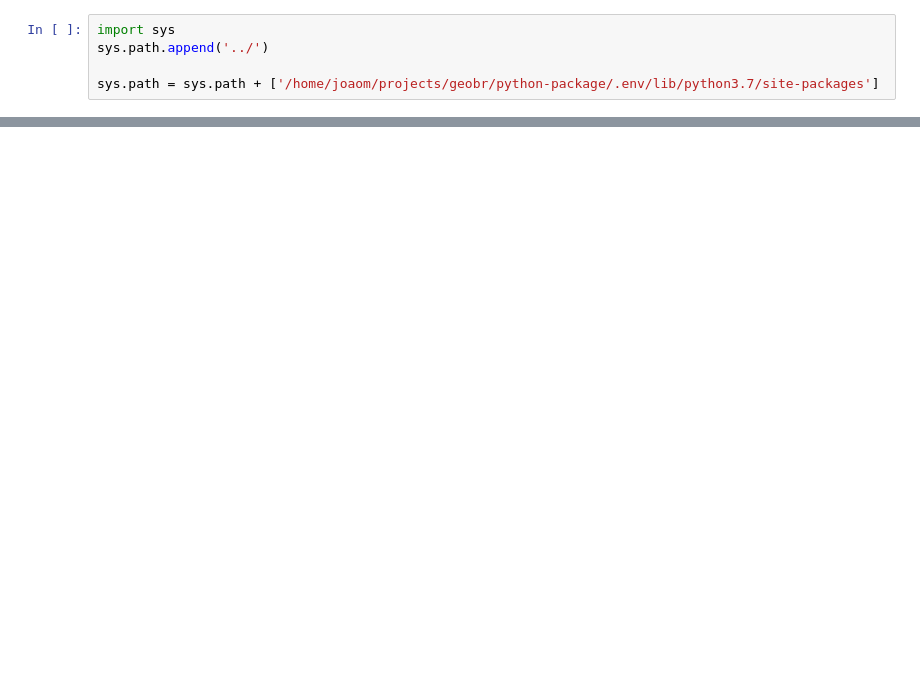
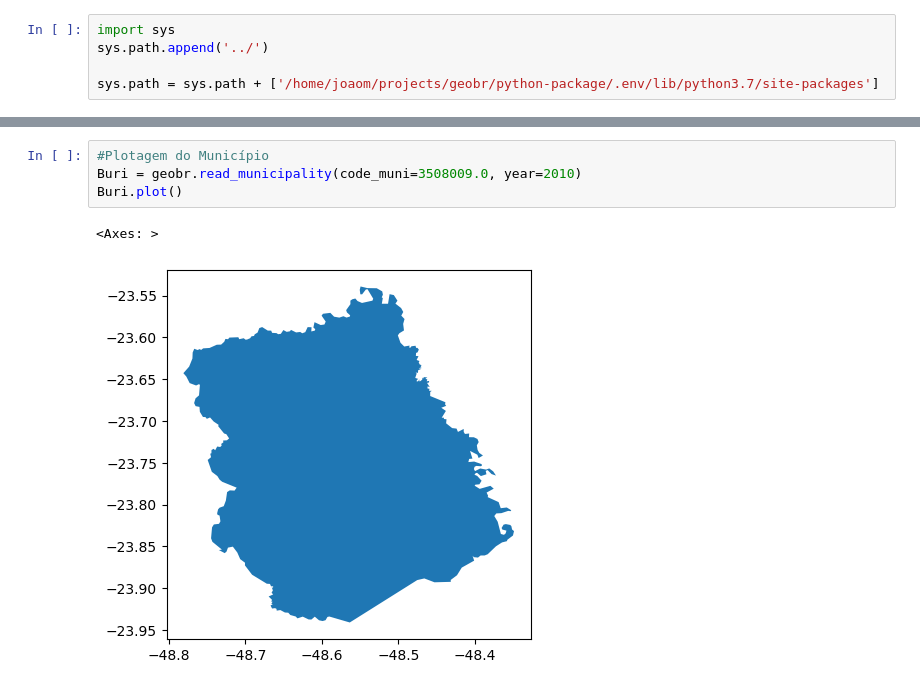
Before and after one commit to Leonardopedroti/ANA_shapefile, a Jupyter notebook: ANA_Shapefile.ipynb, the cells around one changed output, grey strips where cells are left out. Saved outputs shown, nothing was run; the diff lists cells and outputs as text; blank space fills up the shorter version.

```diff
--- a/ANA_Shapefile.ipynb
+++ b/ANA_Shapefile.ipynb
@@ -153,0 +134,7 @@ states.plot()
+# %%
+#Plotagem do Município
+Buri = geobr.read_municipality(code_muni=3508009.0, year=2010)
+Buri.plot()
+# %% [output]
+<Axes: >
+[figure, added]
```
Also changed, not shown: parts of 16 cells of this notebook.
